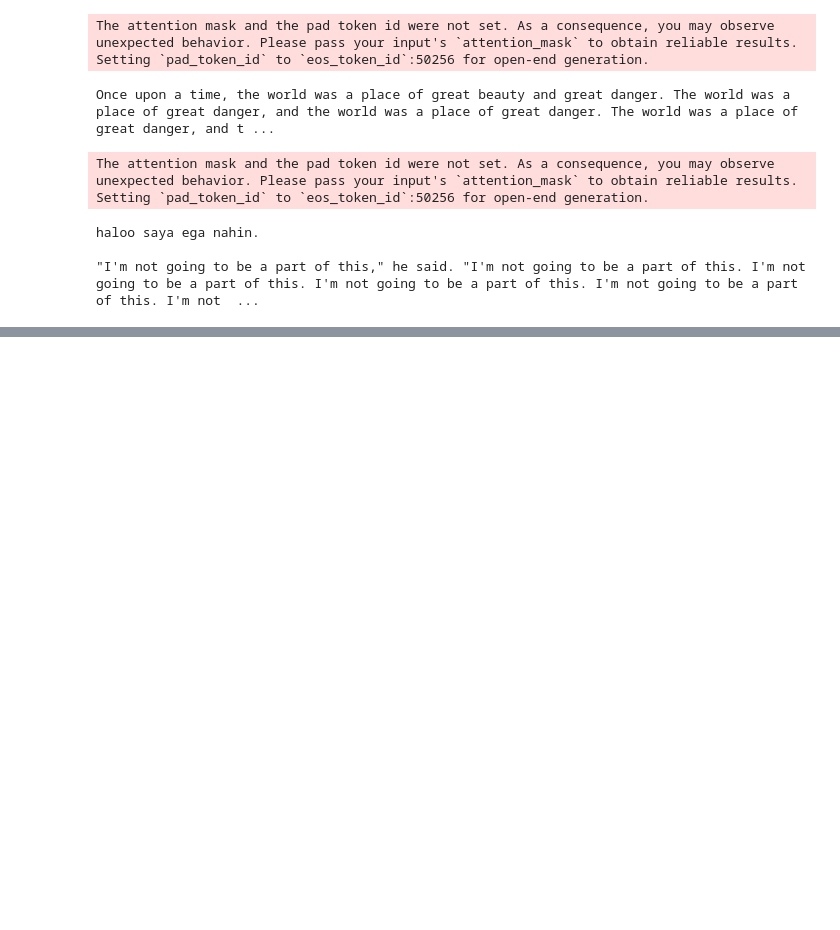
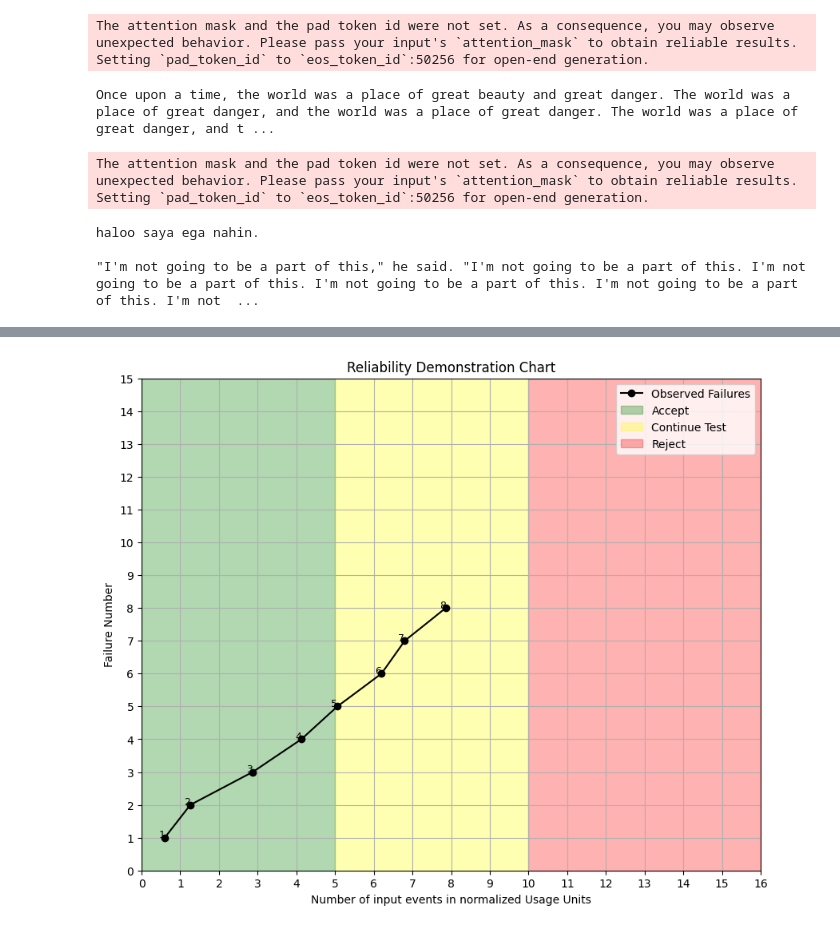
Before and after one commit to EgaTypeR/DestiSmart, a Jupyter notebook: chatbot/fine tunning.ipynb, the cells around one changed output, grey strips where cells are left out. Drawn from its saved outputs; the diff is of its cells as text; code cells hidden in the pictures; blank space fills up the shorter version.

```diff
--- a/chatbot/fine tunning.ipynb
+++ b/chatbot/fine tunning.ipynb
@@ -57,0 +92,41 @@ haloo saya ega nahin.
+# %%
+import matplotlib.pyplot as plt
+import numpy as np
+
+# Data
+failure_numbers = [1, 2, 3, 4, 5, 6, 7, 8]
+measures = [9, 19, 43, 62, 76, 93, 102, 118]
+normalized_measures = [0.6, 1.26, 2.87, 4.13, 5.06, 6.20, 6.80, 7.86]
+
+# Create the plot
+plt.figure(figsize=(10, 8))
+
+# Plot observed failures
+plt.plot(normalized_measures, failure_numbers, marker='o', linestyle='-', color='black', label='Observed Failures')
+
+# Shade the regions
+plt.fill_betweenx(np.arange(0, 16), 0, 5, color='green', alpha=0.3, label='Accept')
+plt.fill_betweenx(np.arange(0, 16), 5, 10, color='yellow', alpha=0.3, label='Continue Test')
+plt.fill_betweenx(np.arange(0, 16), 10, 16, color='red', alpha=0.3, label='Reject')
+
+# Add labels and title
+plt.xlabel('Number of input events in normalized Usage Units')
+plt.ylabel('Failure Number')
+plt.title('Reliability Demonstration Chart')
+plt.grid(True)
+plt.legend()
+
+# Set limits and ticks
+plt.xlim(0, 16)
+plt.ylim(0, 15)
+plt.xticks(np.arange(0, 17, 1))
+plt.yticks(np.arange(0, 16, 1))
+
+# Annotate failure points
+for i, (x, y) in enumerate(zip(normalized_measures, failure_numbers)):
+    plt.text(x, y, str(failure_numbers[i]), fontsize=9, ha='right')
+
+# Show the plot
+plt.show()
+# %% [output]
+[figure, added]
```
Also changed, not shown: parts of 7 cells of this notebook, 3 other files.
